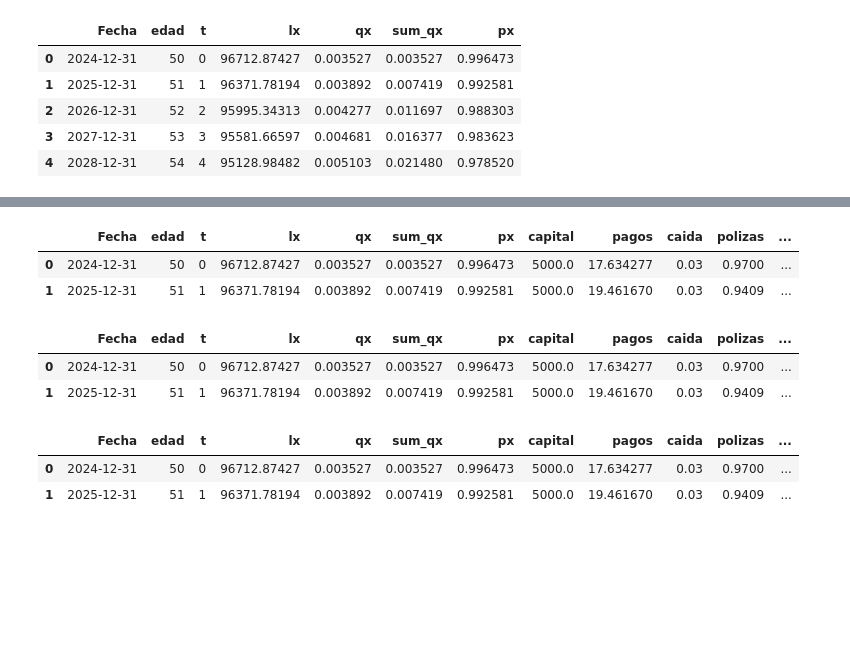
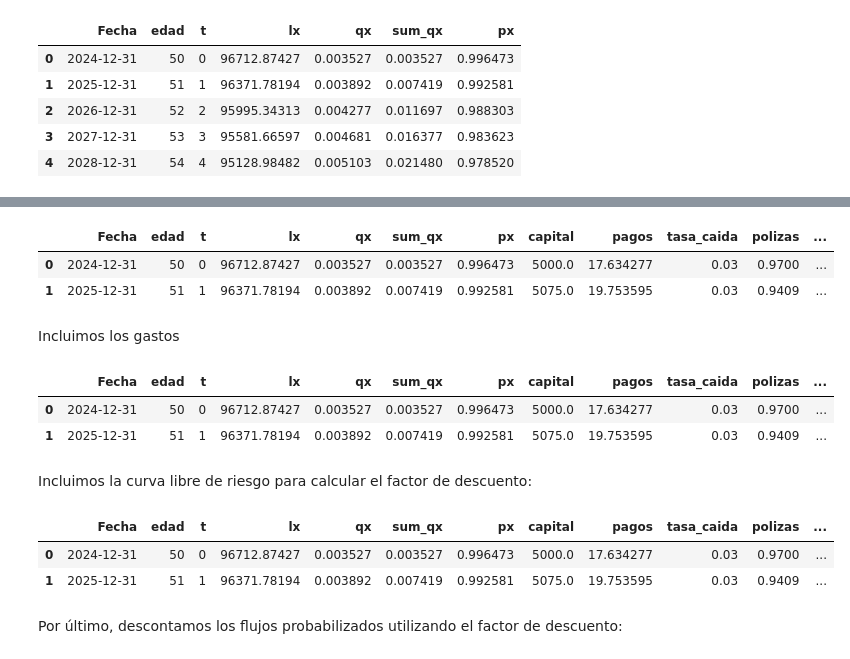
Before and after one commit to franciscogarate/cdiae, a Jupyter notebook: notebooks/13_Mejor_Estimacion_Decesos.ipynb, the cells around one changed output, grey strips where cells are left out. Saved outputs shown, nothing was run; the diff lists cells and outputs as text; code cells hidden in the pictures; blank space fills up the shorter version.

```diff
--- a/notebooks/13_Mejor_Estimacion_Decesos.ipynb
+++ b/notebooks/13_Mejor_Estimacion_Decesos.ipynb
@@ -15,4 +18,8 @@ from cdiae import lx, clr
 # %%
 lx = lx.PASEM2020_Decesos_M_2orden.values.copy() # Tabla PASEM2020 Decesos 2orden Hombres
+edad = 50                                        # Edad en t=0
 w = len(lx)                                      # Fin de tabla
-edad = 50                                        # Edad en t=0
+capital = 5000.                                  # Capital inicial
+tasa_incr_capital = 0.015                        # Incremento del capital
+tasa_caida = 0.03                                # Caida de cartera
+tasa_gastos = 0.05                               # Gastos por poliza sobre el capital
@@ -55,8 +57,8 @@ df.head()
 # %%
 def incr_capital(capital, t):
-  return capital * (1 + 0.015) ** t
+  return capital * (1 + tasa_incr_capital) ** t
 
-df['capital'] = incr_capital(5000, df.t)
+df['capital'] = incr_capital(capital, df.t)
 df.head()
 # %% [output]
 |  | Fecha | edad | t | lx | qx | sum_qx | px | capital |
@@ -82,5 +88,5 @@ np.float64(5000.0)
 # %%
-df['caida'] = 0.03
-df['polizas'] = (1 - df['caida']).cumprod()
+df['tasa_caida'] = tasa_caida
+df['polizas'] = (1 - df['tasa_caida']).cumprod()
 df.head()
 # %% [output]
@@ -109,24 +119,30 @@ df['clr'] = df['t'].apply(lambda t: clr[t])
 df['factor_desc'] = df.apply(lambda x: 1 / (1 + x.clr) ** (x.t), axis=1)
 df.head(2)
 # %% [output]
-|  | Fecha | edad | t | lx | qx | sum_qx | px | capital | pagos | caida | polizas | ... |
+|  | Fecha | edad | t | lx | qx | sum_qx | px | capital | pagos | tasa_caida | polizas | ... |
 | 0 | 2024-12-31 | 50 | 0 | 96712.87427 | 0.003527 | 0.003527 | 0.996473 | 5000.0 | 17.634277 | 0.03 | 0.9700 | ... |
-| 1 | 2025-12-31 | 51 | 1 | 96371.78194 | 0.003892 | 0.007419 | 0.992581 | 5000.0 | 19.461670 | 0.03 | 0.9409 | ... |
+| 1 | 2025-12-31 | 51 | 1 | 96371.78194 | 0.003892 | 0.007419 | 0.992581 | 5075.0 | 19.753595 | 0.03 | 0.9409 | ... |
+# %% [markdown]
+Incluimos los gastos
 # %%
-df['gastos'] = df['capital'] * 0.01
+df['gastos'] = df['capital'] * tasa_gastos
 df['gastos_prob'] = df['gastos'] * df['polizas_benef']
 df.head(2)
 # %% [output]
-|  | Fecha | edad | t | lx | qx | sum_qx | px | capital | pagos | caida | polizas | ... |
+|  | Fecha | edad | t | lx | qx | sum_qx | px | capital | pagos | tasa_caida | polizas | ... |
 | 0 | 2024-12-31 | 50 | 0 | 96712.87427 | 0.003527 | 0.003527 | 0.996473 | 5000.0 | 17.634277 | 0.03 | 0.9700 | ... |
-| 1 | 2025-12-31 | 51 | 1 | 96371.78194 | 0.003892 | 0.007419 | 0.992581 | 5000.0 | 19.461670 | 0.03 | 0.9409 | ... |
+| 1 | 2025-12-31 | 51 | 1 | 96371.78194 | 0.003892 | 0.007419 | 0.992581 | 5075.0 | 19.753595 | 0.03 | 0.9409 | ... |
+# %% [markdown]
+Incluimos la curva libre de riesgo para calcular el factor de descuento:
 # %%
 df['salidas_prob'] = df['pagos_prob'] + df['gastos_prob']
 df.head(2)
 # %% [output]
-|  | Fecha | edad | t | lx | qx | sum_qx | px | capital | pagos | caida | polizas | ... |
+|  | Fecha | edad | t | lx | qx | sum_qx | px | capital | pagos | tasa_caida | polizas | ... |
 | 0 | 2024-12-31 | 50 | 0 | 96712.87427 | 0.003527 | 0.003527 | 0.996473 | 5000.0 | 17.634277 | 0.03 | 0.9700 | ... |
-| 1 | 2025-12-31 | 51 | 1 | 96371.78194 | 0.003892 | 0.007419 | 0.992581 | 5000.0 | 19.461670 | 0.03 | 0.9409 | ... |
+| 1 | 2025-12-31 | 51 | 1 | 96371.78194 | 0.003892 | 0.007419 | 0.992581 | 5075.0 | 19.753595 | 0.03 | 0.9409 | ... |
+# %% [markdown]
+Por último, descontamos los flujos probabilizados utilizando el factor de descuento:
 # %%
 print(f'BEL: {(df.salidas_prob @ df.factor_desc):,.2f}')
 # %% [output]
```
Also changed, not shown: parts of 19 cells of this notebook.
